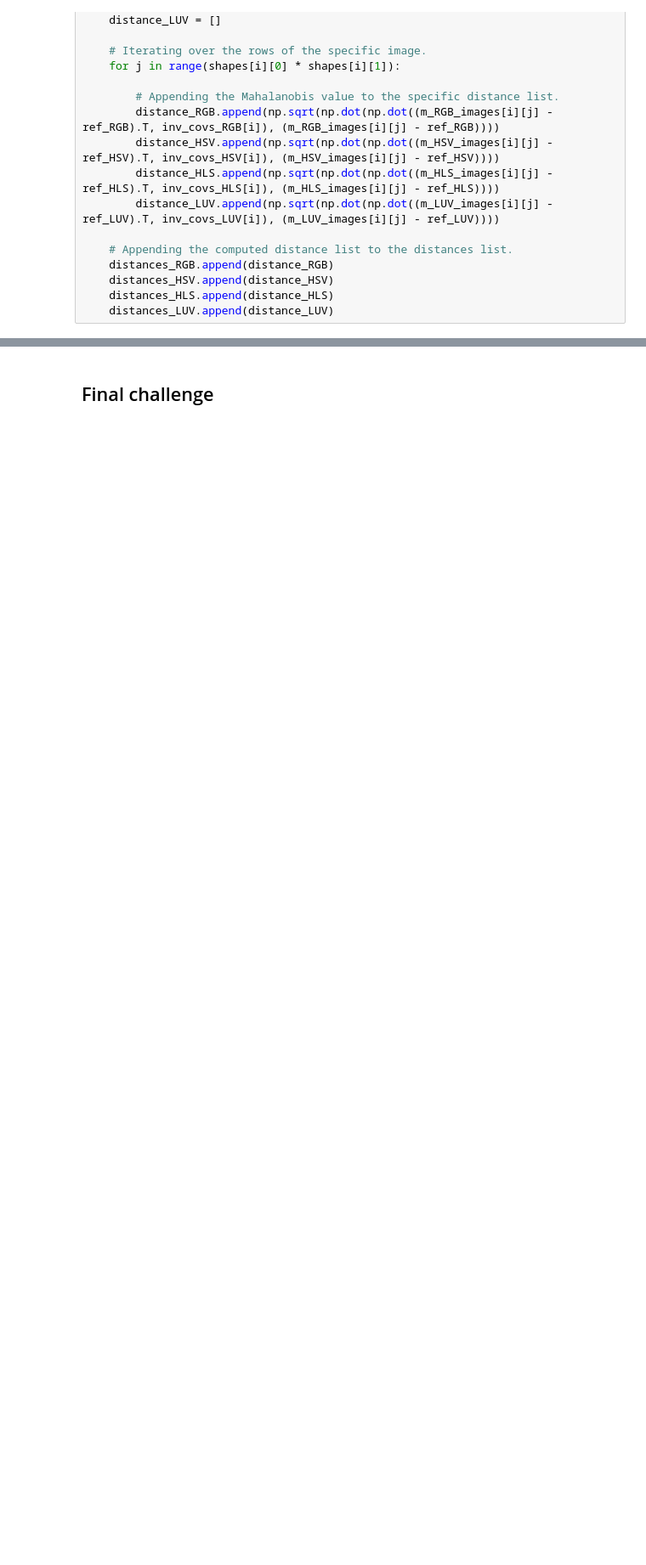
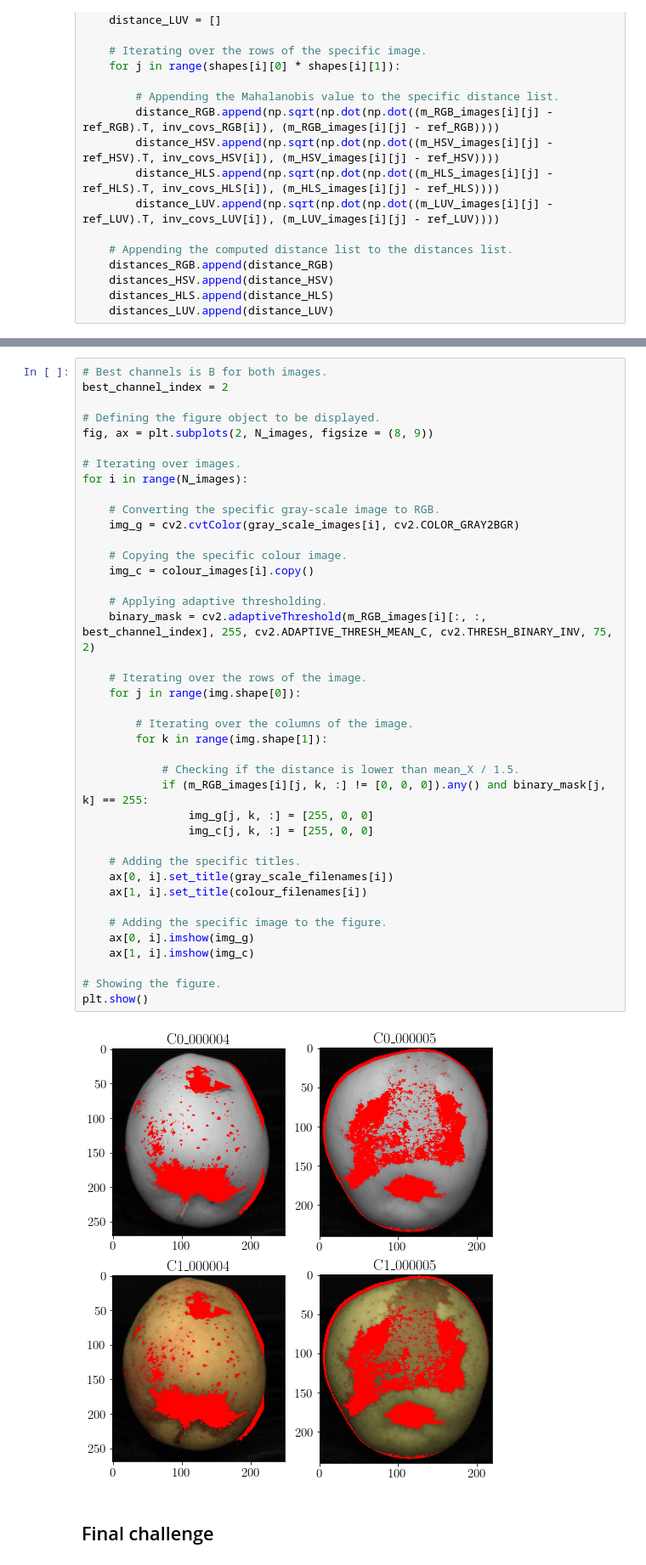
Before and after one commit to matteodonati/fruit_inspection, a Jupyter notebook: fruit_inspection.ipynb, the cells around one changed output, grey strips where cells are left out. Shown at 85% size. Saved outputs shown, nothing was run; the diff lists cells and outputs as text; blank space fills up the shorter version.

```diff
--- a/fruit_inspection.ipynb
+++ b/fruit_inspection.ipynb
@@ -654,2 +672,44 @@ plt.show()
+# %%
+# Best channels is B for both images.
+best_channel_index = 2
+
+# Defining the figure object to be displayed.
+fig, ax = plt.subplots(2, N_images, figsize = (8, 9))
+
+# Iterating over images.
+for i in range(N_images):
+
+    # Converting the specific gray-scale image to RGB.
+    img_g = cv2.cvtColor(gray_scale_images[i], cv2.COLOR_GRAY2BGR)
+
+    # Copying the specific colour image.
+    img_c = colour_images[i].copy()
+
+    # Applying adaptive thresholding.
+    binary_mask = cv2.adaptiveThreshold(m_RGB_images[i][:, :, best_channel_index], 255, cv2.ADAPTIVE_THRESH_MEAN_C, cv2.THRESH_BINARY_INV, 75, 2)
+
+    # Iterating over the rows of the image.
+    for j in range(img.shape[0]):
+
+        # Iterating over the columns of the image.
+        for k in range(img.shape[1]):
+
+            # Checking if the distance is lower than mean_X / 1.5.
+            if (m_RGB_images[i][j, k, :] != [0, 0, 0]).any() and binary_mask[j, k] == 255:
+                img_g[j, k, :] = [255, 0, 0]
+                img_c[j, k, :] = [255, 0, 0]
+
+    # Adding the specific titles.
+    ax[0, i].set_title(gray_scale_filenames[i])
+    ax[1, i].set_title(colour_filenames[i])
+
+    # Adding the specific image to the figure.
+    ax[0, i].imshow(img_g)
+    ax[1, i].imshow(img_c)
+
+# Showing the figure.
+plt.show()
+# %% [output]
+[figure, added]
 # %% [markdown]
 ## Final challenge
```
Also changed, not shown: parts of 6 cells of this notebook.
